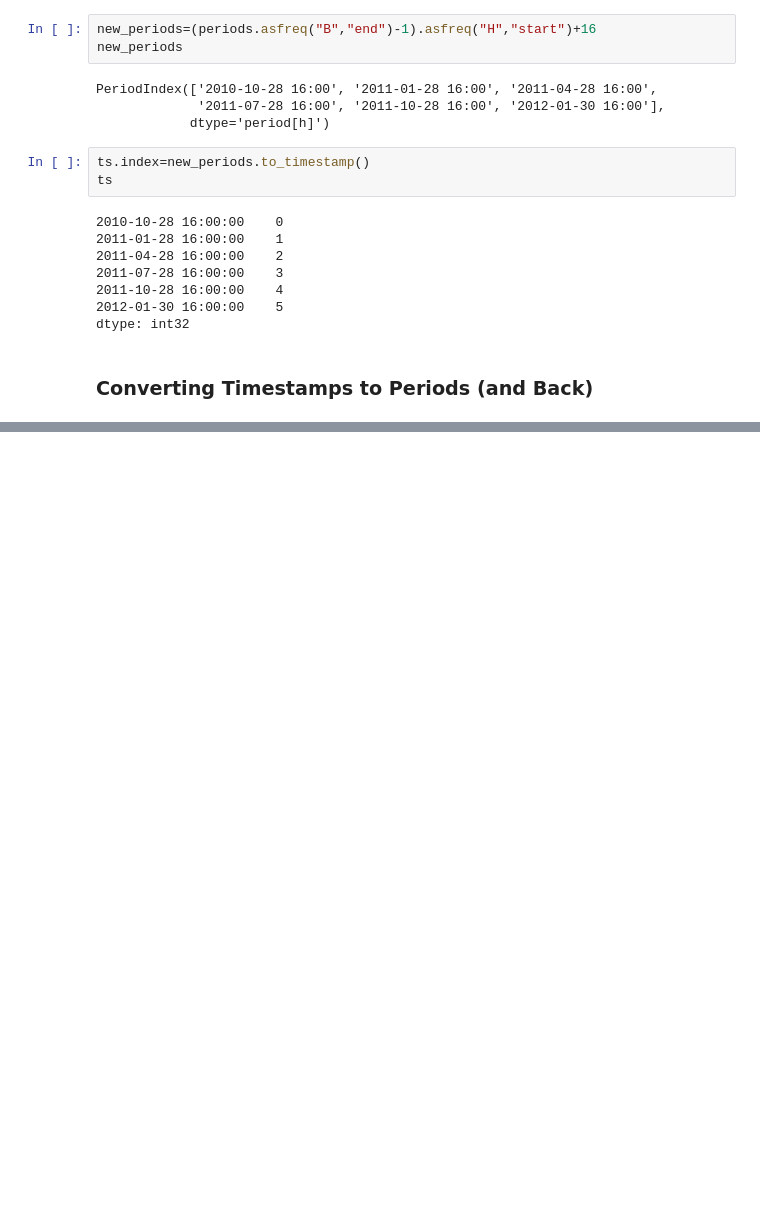
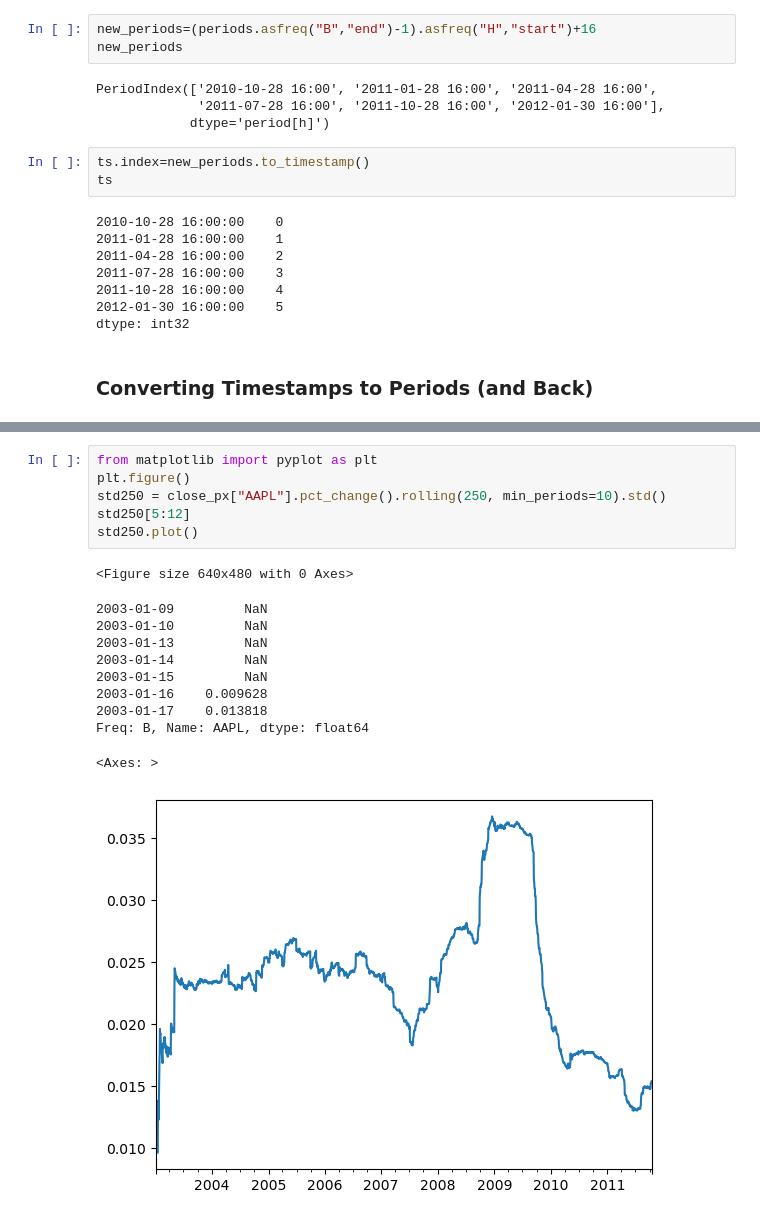
Before and after one commit to karimhbadr1/pydata-book, a Jupyter notebook: Karim/Ch11/Chapter11.ipynb, the cells around one changed output, grey strips where cells are left out. Saved outputs shown, nothing was run; the diff lists cells and outputs as text; blank space fills up the shorter version.

```diff
--- a/Karim/Ch11/Chapter11.ipynb
+++ b/Karim/Ch11/Chapter11.ipynb
@@ -1137,0 +1678,18 @@ dtype: int32
+# %%
+from matplotlib import pyplot as plt
+plt.figure()
+std250 = close_px["AAPL"].pct_change().rolling(250, min_periods=10).std()
+std250[5:12]
+std250.plot()
+# %% [output]
+<Figure size 640x480 with 0 Axes>
+2003-01-09         NaN
+2003-01-10         NaN
+2003-01-13         NaN
+2003-01-14         NaN
+2003-01-15         NaN
+2003-01-16    0.009628
+2003-01-17    0.013818
+Freq: B, Name: AAPL, dtype: float64
+<Axes: >
+[figure, added]
```
Also changed, not shown: parts of 118 cells of this notebook.
